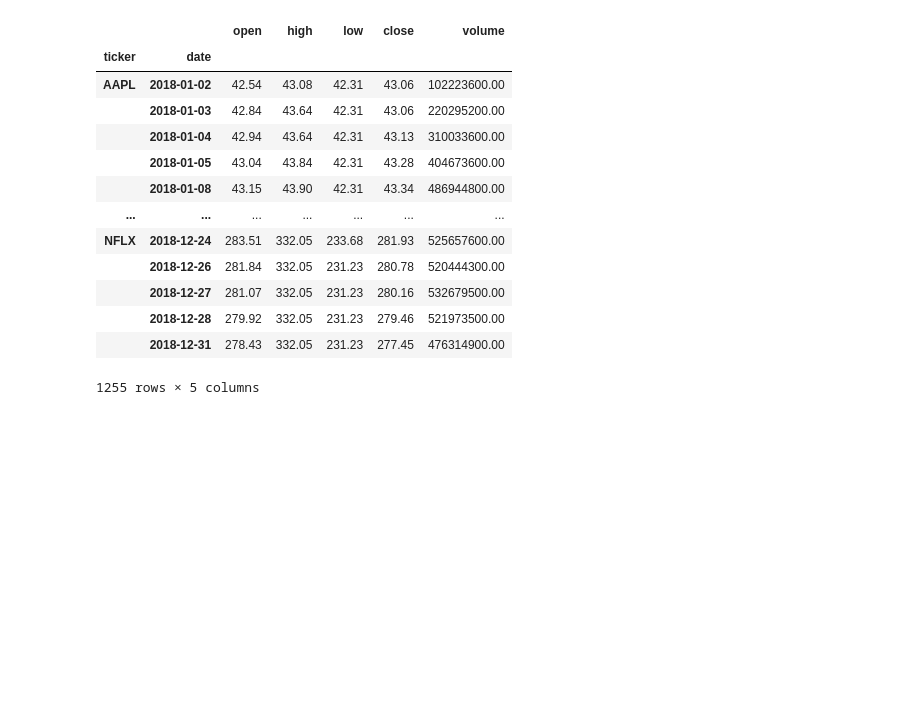
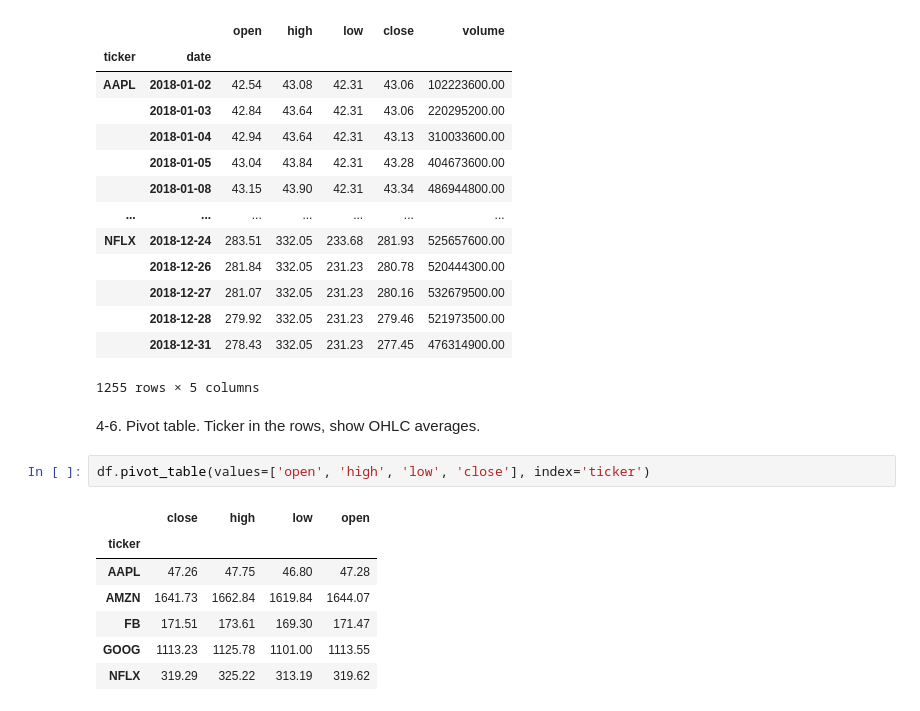
Before and after one commit to nadia-paz/ds-learning, a Jupyter notebook: data_analysis_pandas/exercises.ipynb, the cells around one changed output. Drawn from its saved outputs; the diff is of its cells as text; blank space fills up the shorter version.

```diff
--- a/data_analysis_pandas/exercises.ipynb
+++ b/data_analysis_pandas/exercises.ipynb
@@ -289,3 +289,15 @@ df.sort_index().groupby('ticker').rolling('60D').agg({
 |  | 2018-12-28 | 279.92 | 332.05 | 231.23 | 279.46 | 521973500.00 |
 |  | 2018-12-31 | 278.43 | 332.05 | 231.23 | 277.45 | 476314900.00 |
 1255 rows × 5 columns
+# %% [markdown]
+4-6. Pivot table. Ticker in the rows, show OHLC averages.
+# %%
+df.pivot_table(values=['open', 'high', 'low', 'close'], index='ticker')
+# %% [output]
+|  | close | high | low | open |
+| ticker |  |  |  |  |
+| AAPL | 47.26 | 47.75 | 46.80 | 47.28 |
+| AMZN | 1641.73 | 1662.84 | 1619.84 | 1644.07 |
+| FB | 171.51 | 173.61 | 169.30 | 171.47 |
+| GOOG | 1113.23 | 1125.78 | 1101.00 | 1113.55 |
+| NFLX | 319.29 | 325.22 | 313.19 | 319.62 |
```
